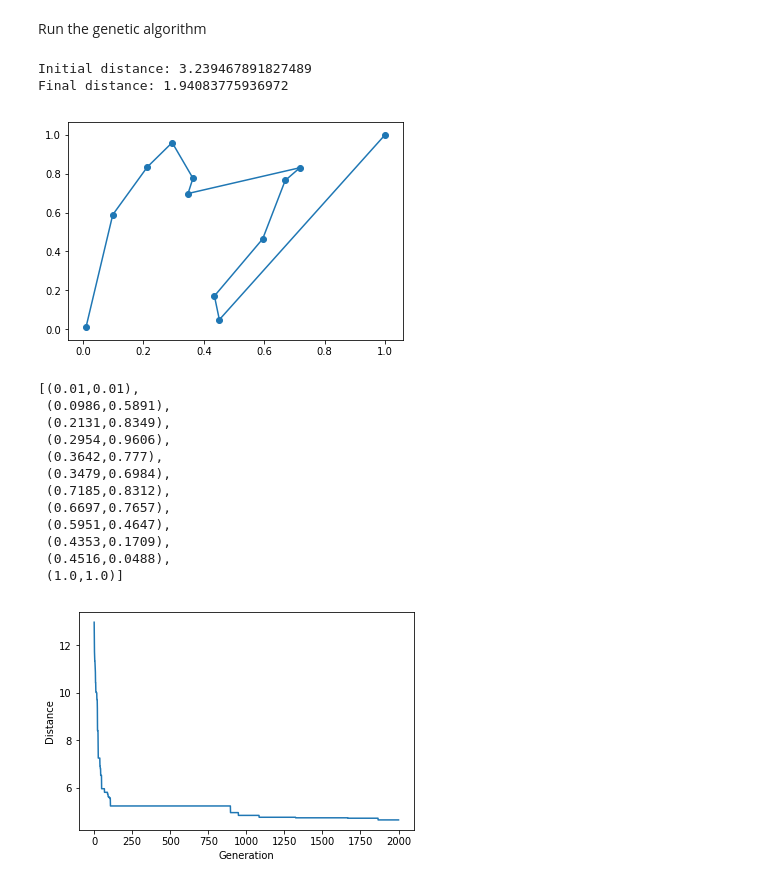
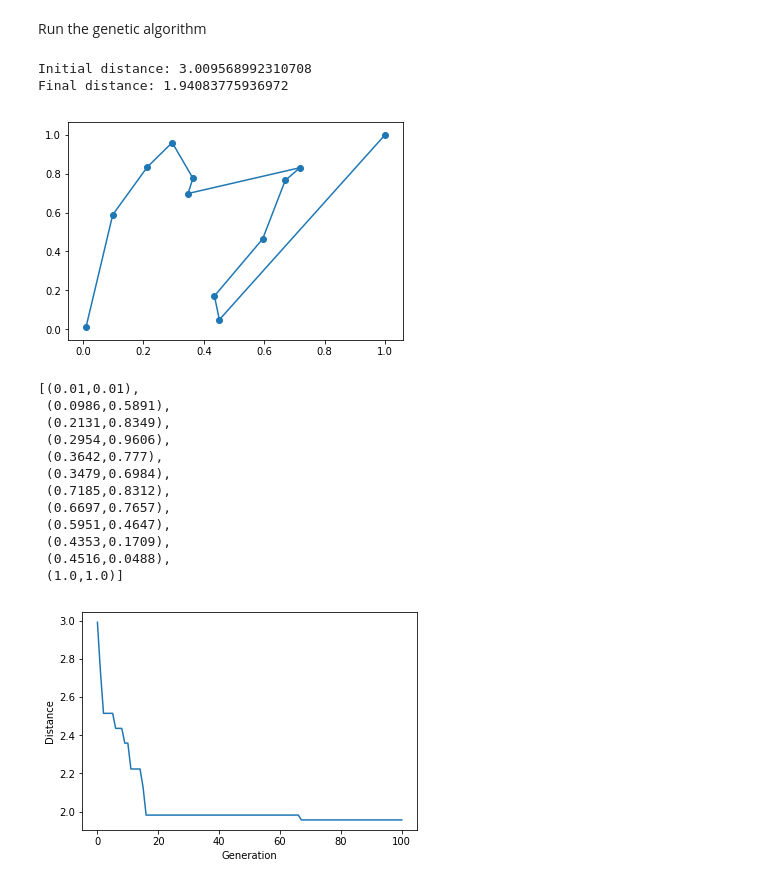
Before and after one commit to sridhar9800/SymTSP, a Jupyter notebook: genetic_algorithm_TSP_v2_fixedStartingandfixedEnding.ipynb, the cells around one changed output. Saved outputs shown, nothing was run; the diff lists cells and outputs as text; code cells hidden in the pictures.

```diff
--- a/genetic_algorithm_TSP_v2_fixedStartingandfixedEnding.ipynb
+++ b/genetic_algorithm_TSP_v2_fixedStartingandfixedEnding.ipynb
@@ -215,9 +215,9 @@ cityList.append(City(0.4516, 0.0488))
 Run the genetic algorithm
 # %%
 
-geneticAlgorithm(population=cityList, popSize=40, eliteSize=10, mutationRate=0.0001, generations=1000)
+geneticAlgorithm(population=cityList, popSize=40, eliteSize=10, mutationRate=0.0001, generations=100)
 # %% [output]
-Initial distance: 3.239467891827489
+Initial distance: 3.009568992310708
 Final distance: 1.94083775936972
 [figure]
 [(0.01,0.01),
@@ -249,6 +249,6 @@ def geneticAlgorithmPlot(population, popSize, eliteSize, mutationRate, generatio
 
     plt.show()
 # %%
-geneticAlgorithmPlot(population=cityList, popSize=40, eliteSize=10, mutationRate=0.0001, generations=2000)
+geneticAlgorithmPlot(population=cityList, popSize=40, eliteSize=10, mutationRate=0.0001, generations=100)
 # %% [output]
-[figure, old version]
+[figure, new version]
```
